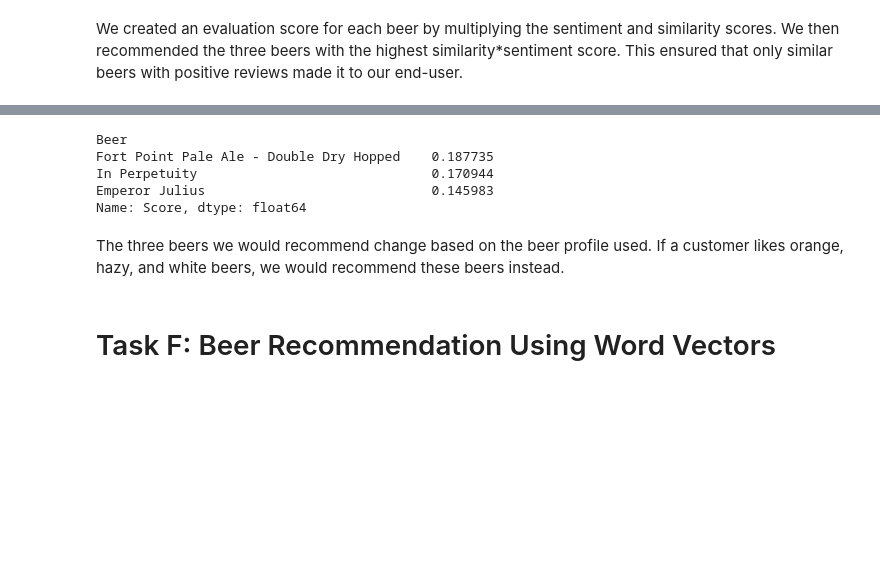
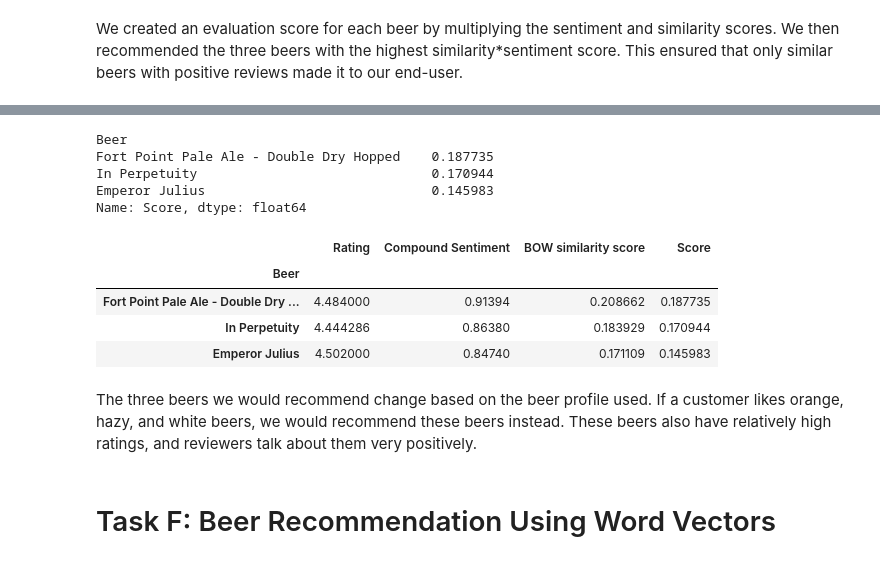
Before and after one commit to femkemunting/mis284n_assignment_2, a Jupyter notebook: assignment2.ipynb, the cells around one changed output, grey strips where cells are left out. Drawn from its saved outputs; the diff is of its cells as text; code cells hidden in the pictures; blank space fills up the shorter version.

```diff
--- a/assignment2.ipynb
+++ b/assignment2.ipynb
@@ -907,35 +906,50 @@ for i in range(attributes_vector.shape[0]):
 # Create a new sparse matrix using the normalized data
 attributes_vector = csr_matrix((normalized_data, (row_indices, col_indices)),
                                       shape=attributes_vector.shape)
 
 
 # Calculating the cosine similarity between each review and the 3 important attributes
 sim_scores2 = cosine_similarity(review_vectors, attributes_vector).flatten()
 
 # Adding the similarity scores as a column to the DataFrame
 beer_reviews['similarity_score'] = sim_scores2
 
 # Storing the results as a DataFrame
 sim_scores2_df = beer_reviews[['Beer', 'Review', 'similarity_score']]
 
 # Saving the results to a CSV output file
 sim_scores2_df.to_csv('data/similarity_scores.csv', index=False)
 
 sentiment_scores = sentiments[["Beer", "compound"]]
 sim_scores2 = sim_scores2_df[["Beer", "similarity_score"]]
 
 scores2 = pd.DataFrame()
 scores2["Beer"] = sentiment_scores["Beer"]
 scores2["Score"] = sentiment_scores["compound"] * sim_scores2["similarity_score"]
 print(scores2.groupby(["Beer"])["Score"].mean().sort_values(ascending = False)[:3])
+
+
+# The score is similarity * sentiment
+scores2 = pd.DataFrame()
+scores2["Beer"] = sentiments["Beer"]
+scores2["Rating"] = sentiments["Rating"]
+scores2["Compound Sentiment"] = sentiments["compound"]
+scores2["BOW similarity score"] = sim_scores2_df["similarity_score"]
+scores2["Score"] = scores2["Compound Sentiment"] * scores2["BOW similarity score"]
+display(scores2.groupby(["Beer"])[['Rating', 'Compound Sentiment', 'BOW similarity score', "Score"]].mean().sort_values(by='Score', ascending = False)[:3])
 # %% [output]
 Beer
 Fort Point Pale Ale - Double Dry Hopped    0.187735
 In Perpetuity                              0.170944
 Emperor Julius                             0.145983
 Name: Score, dtype: float64
+|  | Rating | Compound Sentiment | BOW similarity score | Score |
+| Beer |  |  |  |  |
+| Fort Point Pale Ale - Double Dry ... | 4.484000 | 0.91394 | 0.208662 | 0.187735 |
+| In Perpetuity | 4.444286 | 0.86380 | 0.183929 | 0.170944 |
+| Emperor Julius | 4.502000 | 0.84740 | 0.171109 | 0.145983 |
 # %% [markdown]
-The three beers we would recommend change based on the beer profile used. If a customer likes orange, hazy, and white beers, we would recommend these beers instead.
+The three beers we would recommend change based on the beer profile used. If a customer likes orange, hazy, and white beers, we would recommend these beers instead. These beers also have relatively high ratings, and reviewers talk about them very positively.
 # %% [markdown]
 # Task F: Beer Recommendation Using Word Vectors
 # %% [markdown]
```
Also changed, not shown: parts of 16 cells of this notebook, 7 other files.
